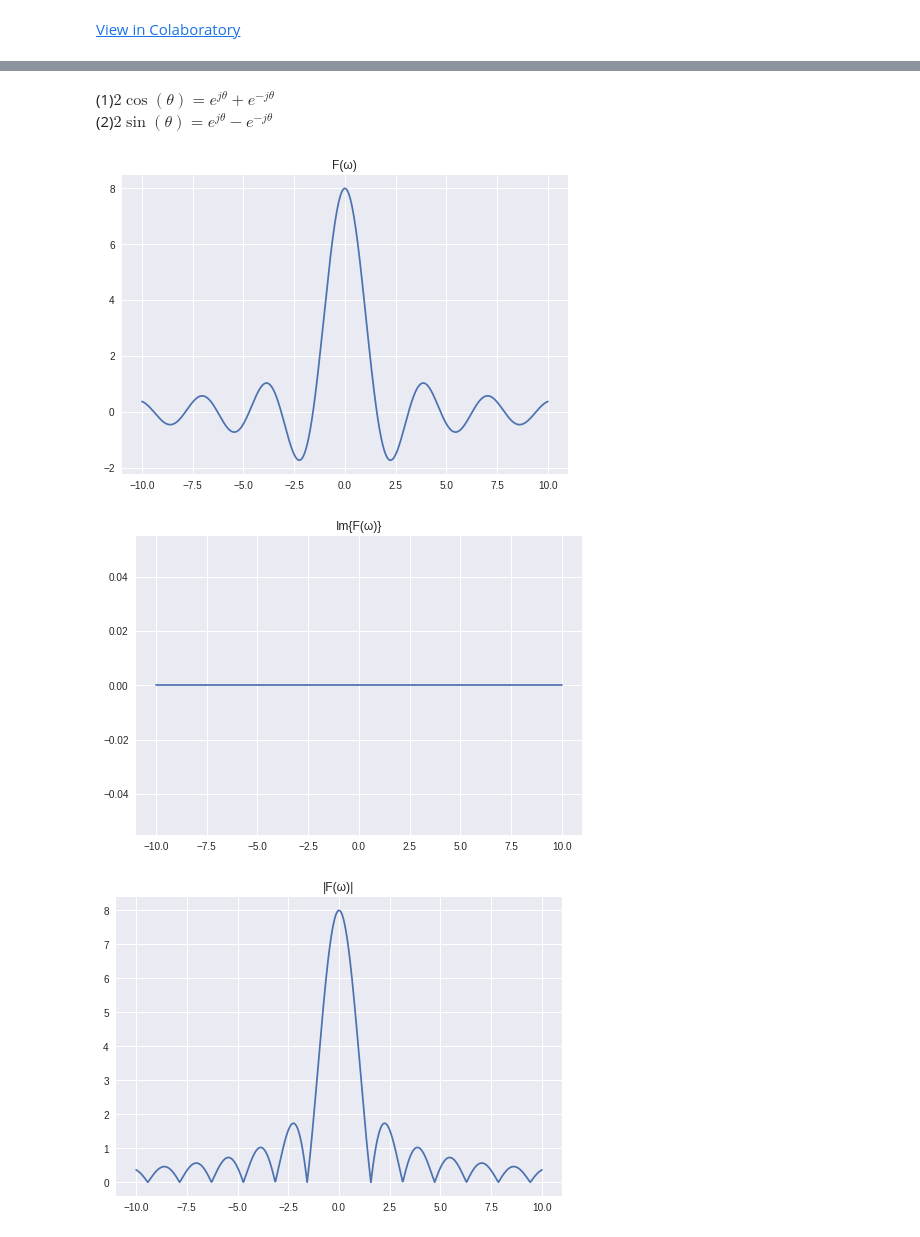
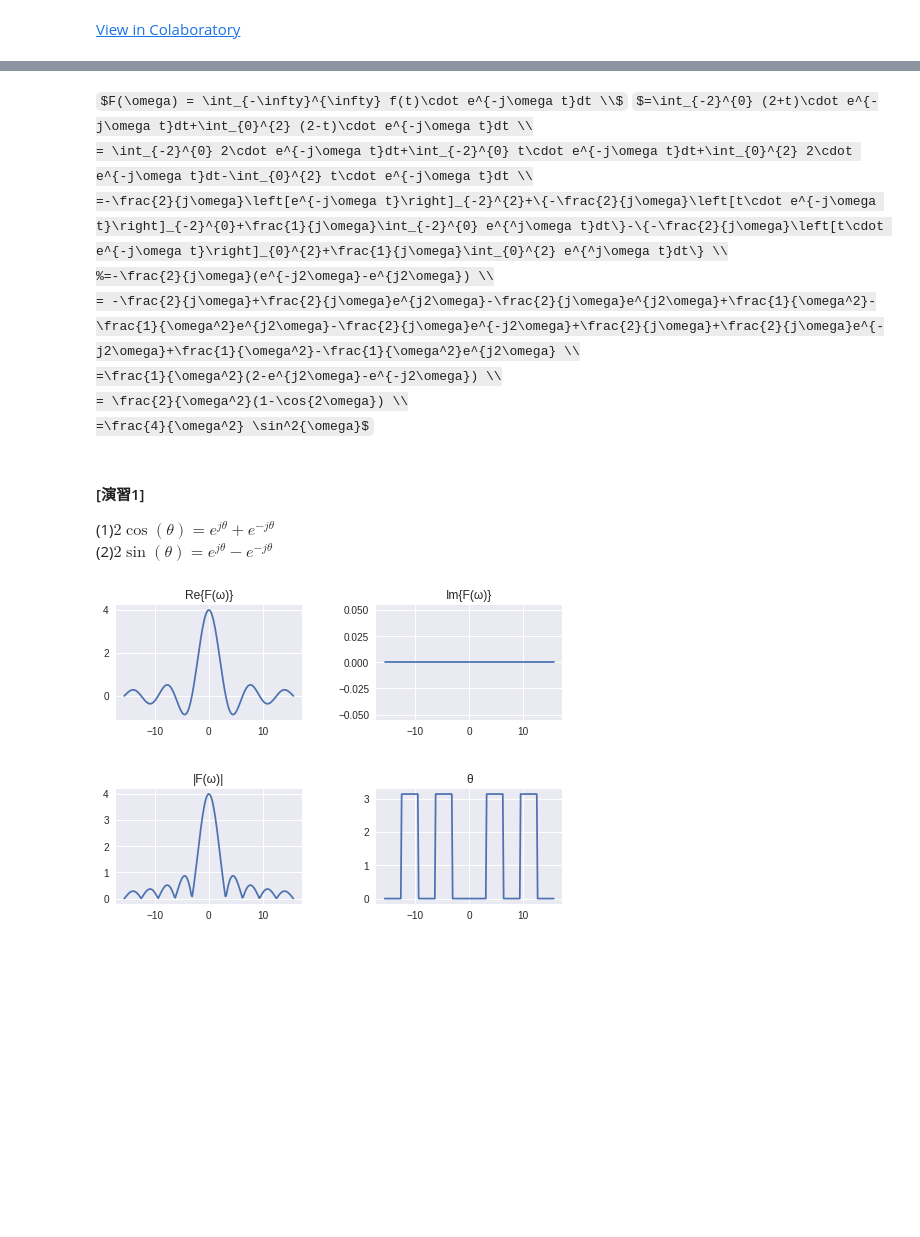
Before and after one commit to sakakendo/notebook, a Jupyter notebook: apm1_6.ipynb, the cells around one changed output, grey strips where cells are left out. Drawn from its saved outputs; the diff is of its cells as text; code cells hidden in the pictures; some formulas as TeX source; blank space fills up the shorter version.

```diff
--- a/apm1_6.ipynb
+++ b/apm1_6.ipynb
@@ -17,37 +82,47 @@
+# %% [markdown]
+$F(\omega) = \int_{-\infty}^{\infty} f(t)\cdot e^{-j\omega t}dt \\$
+$=\int_{-2}^{0} (2+t)\cdot e^{-j\omega t}dt+\int_{0}^{2} (2-t)\cdot e^{-j\omega t}dt \\
+= \int_{-2}^{0} 2\cdot e^{-j\omega t}dt+\int_{-2}^{0} t\cdot e^{-j\omega t}dt+\int_{0}^{2} 2\cdot e^{-j\omega t}dt-\int_{0}^{2} t\cdot e^{-j\omega t}dt \\
+=-\frac{2}{j\omega}\left[e^{-j\omega t}\right]_{-2}^{2}+\{-\frac{2}{j\omega}\left[t\cdot e^{-j\omega t}\right]_{-2}^{0}+\frac{1}{j\omega}\int_{-2}^{0} e^{^j\omega t}dt\}-\{-\frac{2}{j\omega}\left[t\cdot e^{-j\omega t}\right]_{0}^{2}+\frac{1}{j\omega}\int_{0}^{2} e^{^j\omega t}dt\} \\
+%=-\frac{2}{j\omega}(e^{-j2\omega}-e^{j2\omega}) \\
+= -\frac{2}{j\omega}+\frac{2}{j\omega}e^{j2\omega}-\frac{2}{j\omega}e^{j2\omega}+\frac{1}{\omega^2}-\frac{1}{\omega^2}e^{j2\omega}-\frac{2}{j\omega}e^{-j2\omega}+\frac{2}{j\omega}+\frac{2}{j\omega}e^{-j2\omega}+\frac{1}{\omega^2}-\frac{1}{\omega^2}e^{j2\omega} \\
+=\frac{1}{\omega^2}(2-e^{j2\omega}-e^{-j2\omega}) \\
+= \frac{2}{\omega^2}(1-\cos{2\omega}) \\
+=\frac{4}{\omega^2} \sin^2{\omega}$
 # %% [markdown]
 <!--演習1-->
+#### [演習1]
 (1)$2\cos(\theta)=e^{j\theta}+e^{-j\theta}$
 (2)$2\sin(\theta)=e^{j\theta}-e^{-j\theta}$
 # %%
-#ex1-4
+#@title [演習2]
+# 演習2
 import numpy as np
-import matplotlib.pylab as plot
+import matplotlib.pylab as plt
 
-x=np.linspace(-10,10,1000)
+plt.xticks([-5*np.pi,-4*np.pi,-3*np.pi,-2*np.pi,-1*np.pi,0,np.pi,np.pi*2,np.pi*3,np.pi*4,np.pi*5],['-5π','-4π','-3π','-2π','-π','0','-π','-2π','-3π','-4π','-5π'])
 
-plt.figure()
-plt.title("F(ω)")
-y=4/x*np.sin(2*x)
-plt.plot(x,y)
+x=np.linspace(-5*np.pi,5*np.pi,200)
 
+plt.subplot(221)
+plt.title("Re{F(ω)}")
+plt.plot(x,4/x*np.sin(x))        #Re
 
-plt.figure()
+plt.subplot(222)
 plt.title("Im{F(ω)}")
-y=x*0
-plt.plot(x,y)
+plt.plot(x,np.linspace(0,0,200)) #Im
 
-plt.figure()
+plt.subplot(223)
 plt.title("|F(ω)|")
-y=np.absolute(4/x*np.sin(2*x))
-plt.plot(x,y)
+plt.plot(x,np.absolute(4/x*np.sin(x)))        #|F(w)|
 
-plt.figure()
+plt.subplot(224)
 plt.title("θ")
-plt.yticks([0,np.pi],[0,'π'])
-plt.plot(x,np.where(x*np.sin(2*x) > 0, 0, np.pi))
+plt.plot(x,np.where(x*np.sin(x) > 0, 0, np.pi)) #theta
+plt.savefig("theta.png")
+
+plt.subplots_adjust(wspace=0.4, hspace=0.6)
 
 plt.show()
 # %% [output]
-[figure, old version]
+[figure, new version]
-[figure, removed]
-[figure, removed]
```
Also changed, not shown: parts of 8 cells of this notebook.
